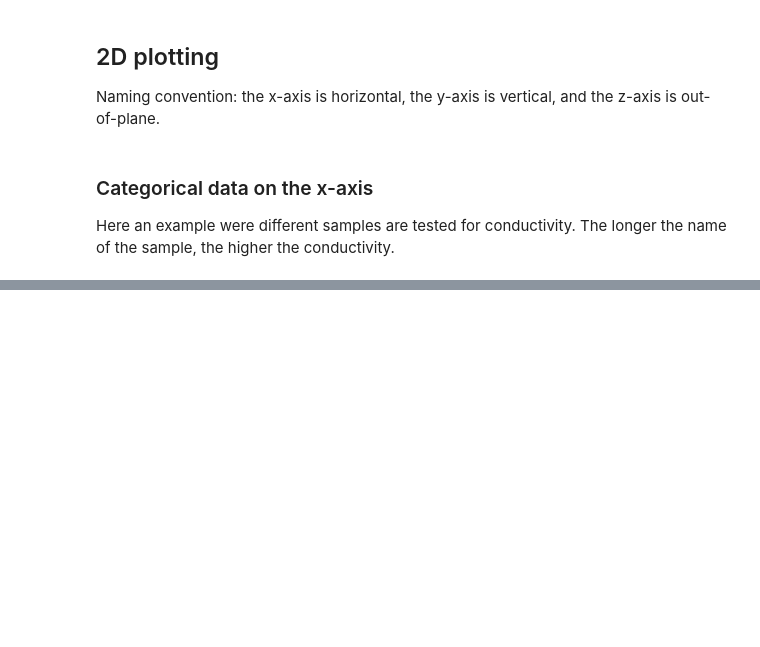
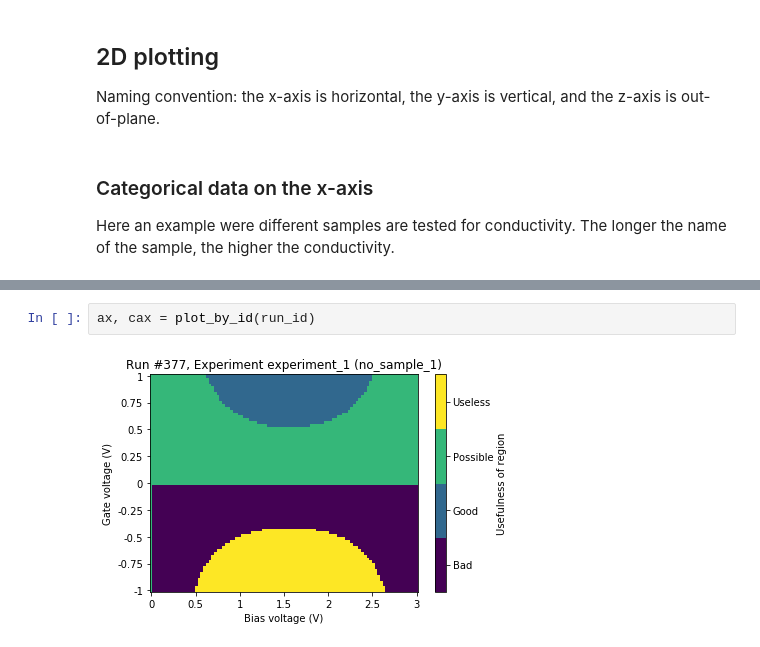
Before and after one commit to aa8919aa3/Qcodes, a Jupyter notebook: docs/examples/DataSet/Offline plotting with categorical data.ipynb, the cells around one changed output, grey strips where cells are left out. Saved outputs shown, nothing was run; the diff lists cells and outputs as text; blank space fills up the shorter version.

```diff
--- a/docs/examples/DataSet/Offline plotting with categorical data.ipynb
+++ b/docs/examples/DataSet/Offline plotting with categorical data.ipynb
@@ -209,0 +302,4 @@ TypeError: Dimensions of C (75, 4) are incompatible with X (1200) and/or Y (76);
+# %%
+ax, cax = plot_by_id(run_id)
+# %% [output]
+[figure, added]
```
Also changed, not shown: parts of 16 cells of this notebook, 2 other files.
